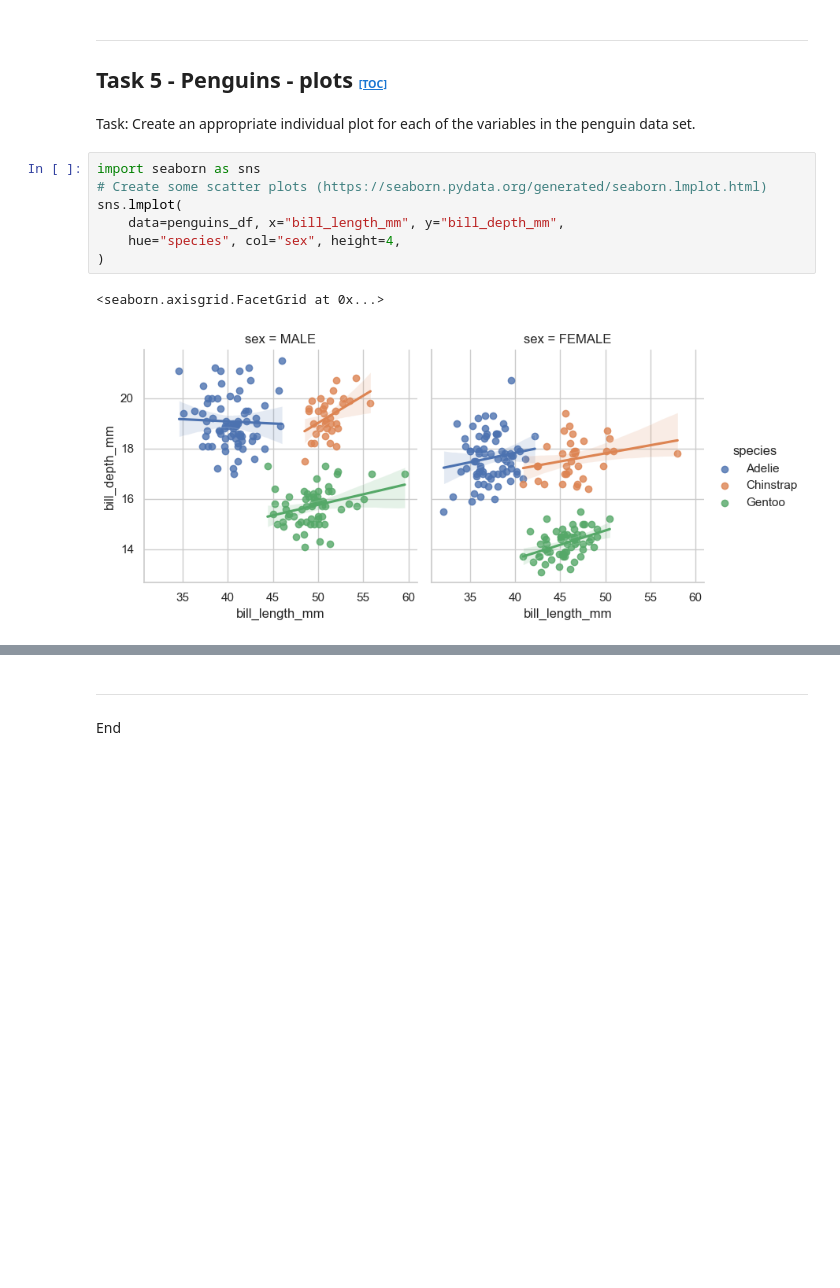
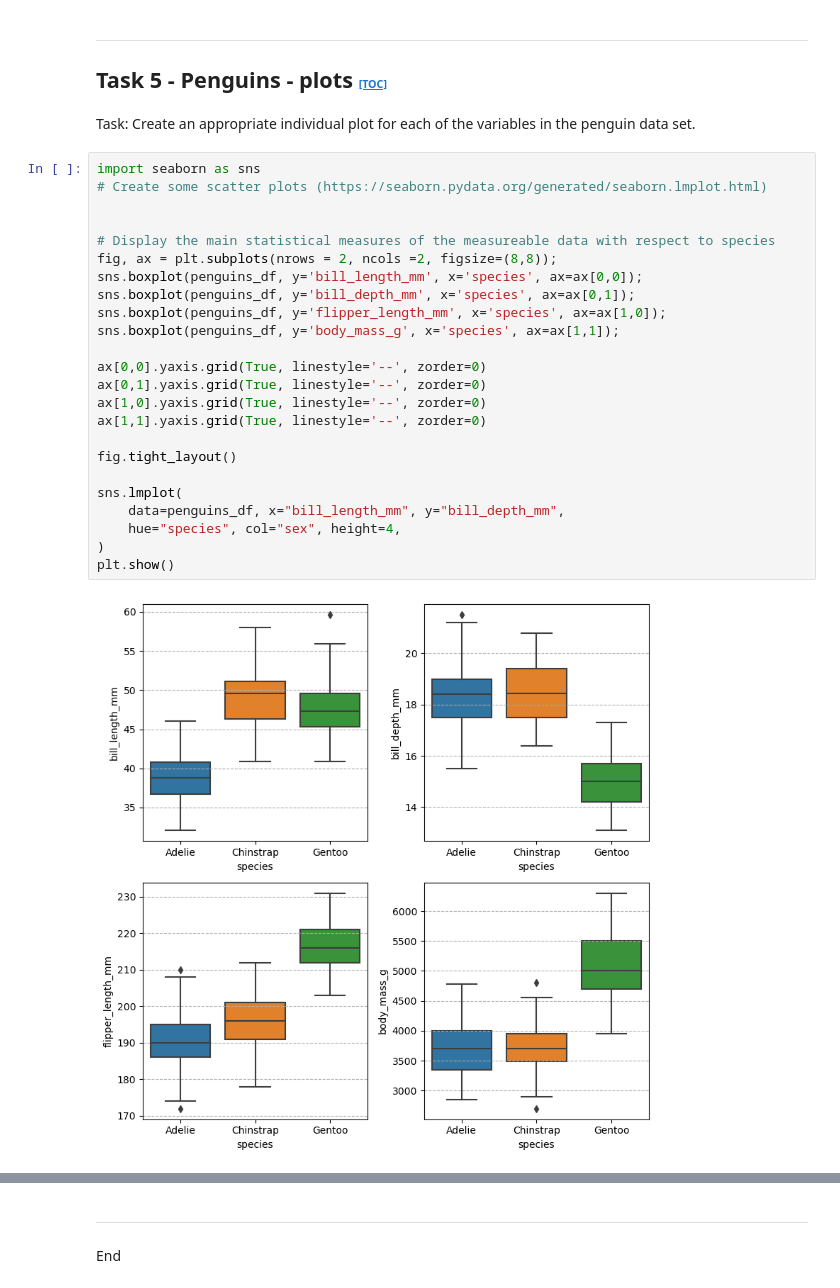
Before and after one commit to Eilis9/Fund_DA, a Jupyter notebook: tasks.ipynb, the cells around one changed output, grey strips where cells are left out. Drawn from its saved outputs; the diff is of its cells as text; blank space fills up the shorter version.

```diff
--- a/tasks.ipynb
+++ b/tasks.ipynb
@@ -326,13 +325,29 @@ fig.tight_layout()
 ## Task 5 - Penguins - plots <a id="Task5"></a> <span style="font-size: 8pt;"> [[TOC]](#toc)</span>
 
 Task: Create an appropriate individual plot for each of the variables in the penguin data set.
-# %%
-import seaborn as sns
-# Create some scatter plots (https://seaborn.pydata.org/generated/seaborn.lmplot.html)
-sns.lmplot(
-    data=penguins_df, x="bill_length_mm", y="bill_depth_mm",
-    hue="species", col="sex", height=4,
-)
-# %% [output]
-<seaborn.axisgrid.FacetGrid at 0x...>
-[figure, removed]
+# %%
+import seaborn as sns
+# Create some scatter plots (https://seaborn.pydata.org/generated/seaborn.lmplot.html)
+
+
+# Display the main statistical measures of the measureable data with respect to species
+fig, ax = plt.subplots(nrows = 2, ncols =2, figsize=(8,8));
+sns.boxplot(penguins_df, y='bill_length_mm', x='species', ax=ax[0,0]);
+sns.boxplot(penguins_df, y='bill_depth_mm', x='species', ax=ax[0,1]);
+sns.boxplot(penguins_df, y='flipper_length_mm', x='species', ax=ax[1,0]);
+sns.boxplot(penguins_df, y='body_mass_g', x='species', ax=ax[1,1]);
+
+ax[0,0].yaxis.grid(True, linestyle='--', zorder=0)
+ax[0,1].yaxis.grid(True, linestyle='--', zorder=0)
+ax[1,0].yaxis.grid(True, linestyle='--', zorder=0)
+ax[1,1].yaxis.grid(True, linestyle='--', zorder=0)
+
+fig.tight_layout()
+
+sns.lmplot(
+    data=penguins_df, x="bill_length_mm", y="bill_depth_mm",
+    hue="species", col="sex", height=4,
+)
+plt.show()
+# %% [output]
+[figure, added]
```
Also changed, not shown: parts of 6 cells of this notebook.
